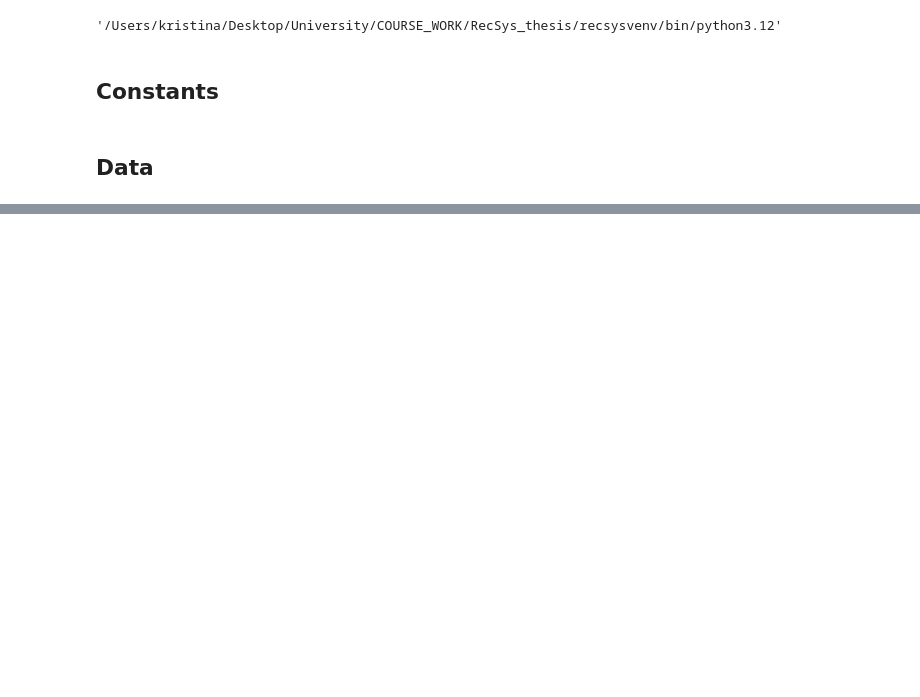
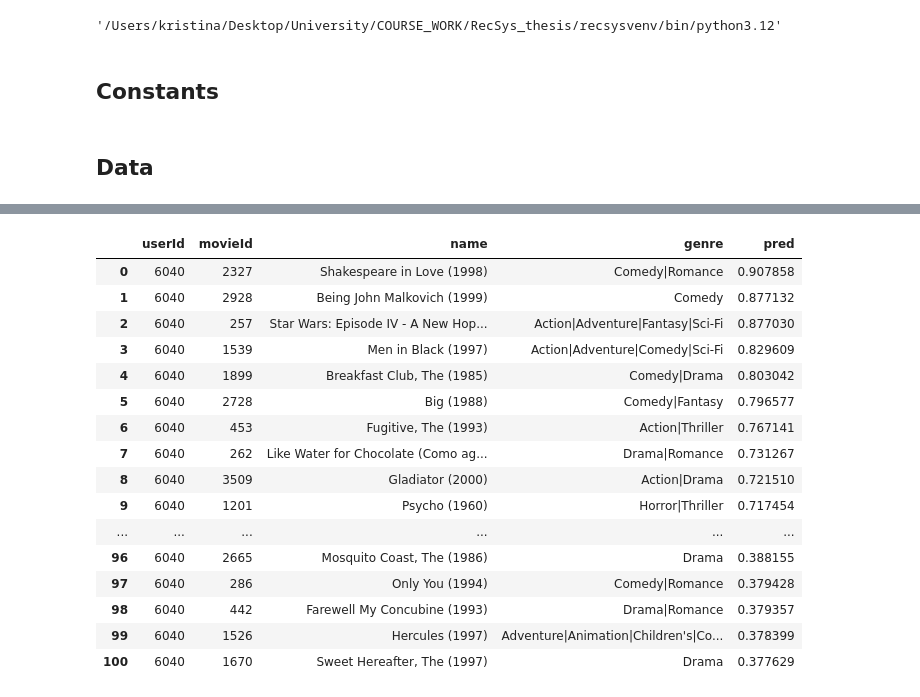
Before and after one commit to galuzina-k/RecSys_thesis, a Jupyter notebook: RecSys/notebooks/AutoInt.ipynb, the cells around one changed output, grey strips where cells are left out. Drawn from its saved outputs; the diff is of its cells as text; code cells hidden in the pictures; blank space fills up the shorter version.

```diff
--- a/RecSys/notebooks/AutoInt.ipynb
+++ b/RecSys/notebooks/AutoInt.ipynb
@@ -414,0 +124,9 @@ For example, when doing 'df[col].method(value, inplace=True)', try using 'df.met
+# %%
+seed_everything(RANDOM_STATE)
+autoint = AutoInt(
+    task="classification",
+    target=["action"],
+    learning_rate=0.0005,
+    head="LinearHead",
+    max_epochs=10,
+)
@@ -414,0 +135,3 @@ For example, when doing 'df[col].method(value, inplace=True)', try using 'df.met
+# %%
+%%time
+autoint.fit(df_train)
@@ -414,0 +194,4 @@ For example, when doing 'df[col].method(value, inplace=True)', try using 'df.met
+# %%
+df_test["pred"] = autoint.predict(df_test)
+pred, target, pred_items = split_test_df(df_test, "userId", "movieId", "pred", "action")
+reccomendation_report(pred, target, pred_items, cos_dist, popularity, k=15)
@@ -414,0 +211,9 @@ For example, when doing 'df[col].method(value, inplace=True)', try using 'df.met
+# %%
+df_test_user = add_not_watched_movies(new_user_id, df_test, df_train, df_movies)
+df_test_user = (
+    df_test_user[["userId", "movieId", "action"]]
+    .merge(user_cat, on="userId")
+    .merge(user_num, on="userId")
+    .merge(movie_cat, on="movieId")
+)
+df_test_user["pred"] = autoint.predict(df_test_user)
@@ -414,0 +227,24 @@ For example, when doing 'df[col].method(value, inplace=True)', try using 'df.met
+# %%
+display(
+    create_test_user_display_df(
+        df_test_user[["userId", "movieId", "pred"]], df_movies, "pred"
+    )
+)
+# %% [output]
+|  | userId | movieId | name | genre | pred |
+| 0 | 6040 | 2327 | Shakespeare in Love (1998) | Comedy|Romance | 0.907858 |
+| 1 | 6040 | 2928 | Being John Malkovich (1999) | Comedy | 0.877132 |
+| 2 | 6040 | 257 | Star Wars: Episode IV - A New Hop... | Action|Adventure|Fantasy|Sci-Fi | 0.877030 |
+| 3 | 6040 | 1539 | Men in Black (1997) | Action|Adventure|Comedy|Sci-Fi | 0.829609 |
+| 4 | 6040 | 1899 | Breakfast Club, The (1985) | Comedy|Drama | 0.803042 |
+| 5 | 6040 | 2728 | Big (1988) | Comedy|Fantasy | 0.796577 |
+| 6 | 6040 | 453 | Fugitive, The (1993) | Action|Thriller | 0.767141 |
+| 7 | 6040 | 262 | Like Water for Chocolate (Como ag... | Drama|Romance | 0.731267 |
+| 8 | 6040 | 3509 | Gladiator (2000) | Action|Drama | 0.721510 |
+| 9 | 6040 | 1201 | Psycho (1960) | Horror|Thriller | 0.717454 |
+| ... | ... | ... | ... | ... | ... |
+| 96 | 6040 | 2665 | Mosquito Coast, The (1986) | Drama | 0.388155 |
+| 97 | 6040 | 286 | Only You (1994) | Comedy|Romance | 0.379428 |
+| 98 | 6040 | 442 | Farewell My Concubine (1993) | Drama|Romance | 0.379357 |
+| 99 | 6040 | 1526 | Hercules (1997) | Adventure|Animation|Children's|Co... | 0.378399 |
+| 100 | 6040 | 1670 | Sweet Hereafter, The (1997) | Drama | 0.377629 |
```
Also changed, not shown: parts of 43 cells of this notebook, 11 other files.
